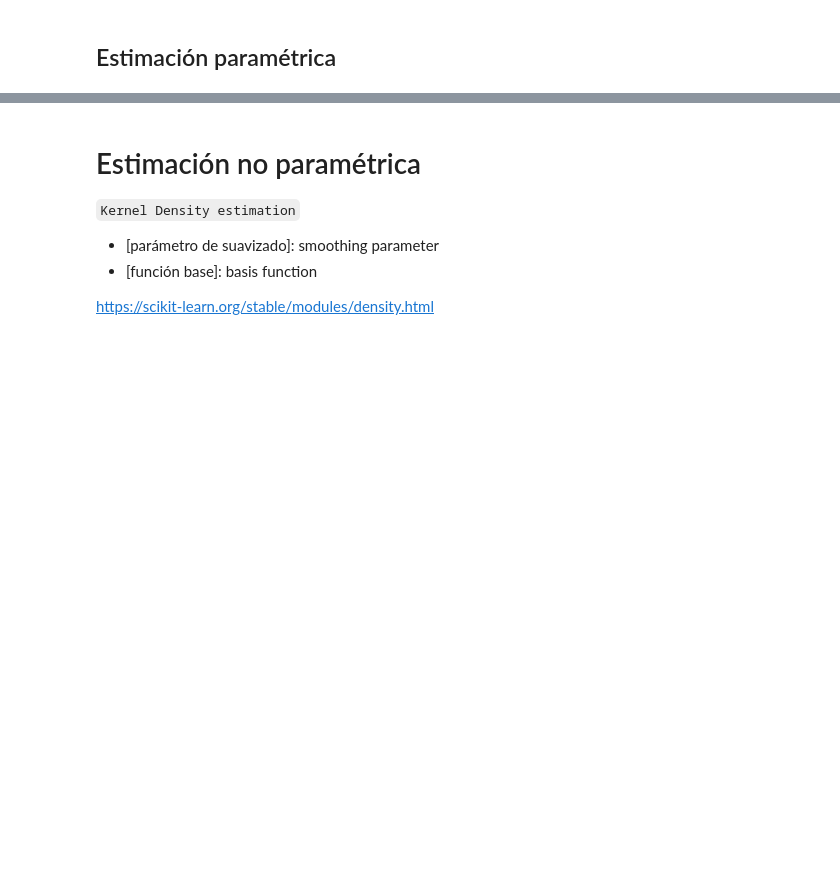
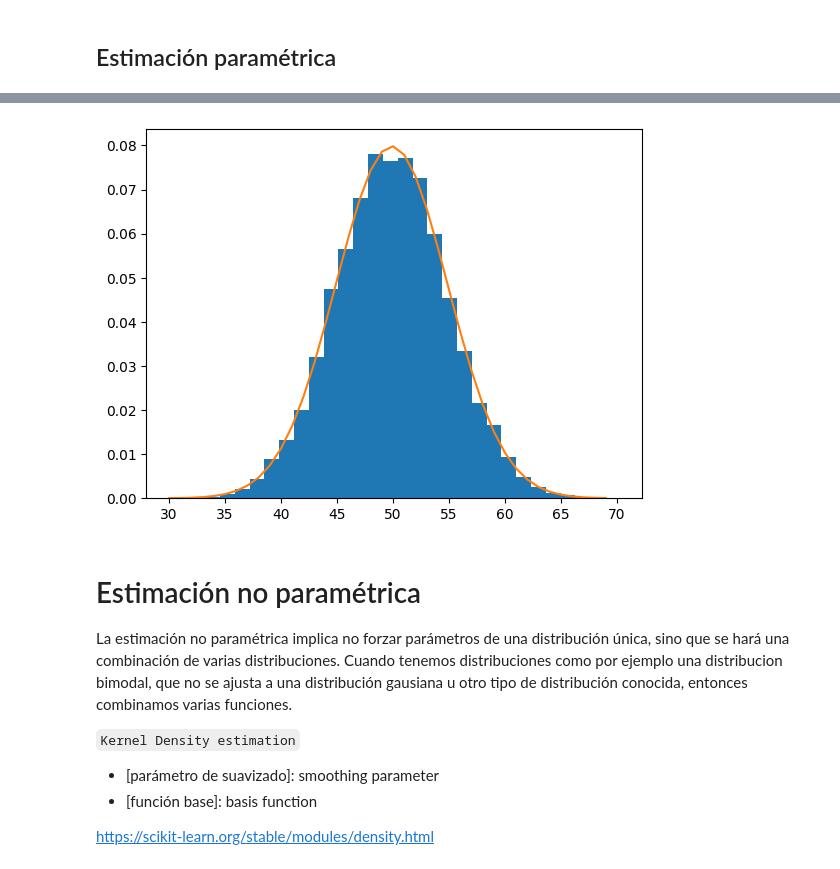
Before and after one commit to jariel17/curso-probabilidad, a Jupyter notebook: 04_estimacion_densidad_probabilidad.ipynb, the cells around one changed output, grey strips where cells are left out. Drawn from its saved outputs; the diff is of its cells as text; code cells hidden in the pictures; blank space fills up the shorter version.

```diff
--- a/04_estimacion_densidad_probabilidad.ipynb
+++ b/04_estimacion_densidad_probabilidad.ipynb
@@ -14,5 +14,20 @@ from scipy.stats import norm
+# %%
+sample = normal(loc=50, scale=5, size=10000) # mu = 50, sigma = 5
+mu = sample.mean()
+sigma = sample.std()
+dist = norm(mu, sigma)
+values = [value for value in range(30, 70)]
+probabilidades = [dist.pdf(value) for value in values]
+pyplot.hist(sample, bins = 30, density=True)
+pyplot.plot(values, probabilidades)
+pyplot.show()
+# %% [output]
+[figure, added]
 # %% [markdown]
 # Estimación no paramétrica
+
+La estimación no paramétrica implica no forzar parámetros de una distribución única, sino que se hará una combinación de varias distribuciones.
+Cuando tenemos distribuciones como por ejemplo una distribucion bimodal, que no se ajusta a una distribución gausiana u otro tipo de distribución conocida, entonces combinamos varias funciones.
 
 `Kernel Density estimation`
 * [parámetro de suavizado]: smoothing parameter
```
Also changed, not shown: parts of 7 cells of this notebook.
